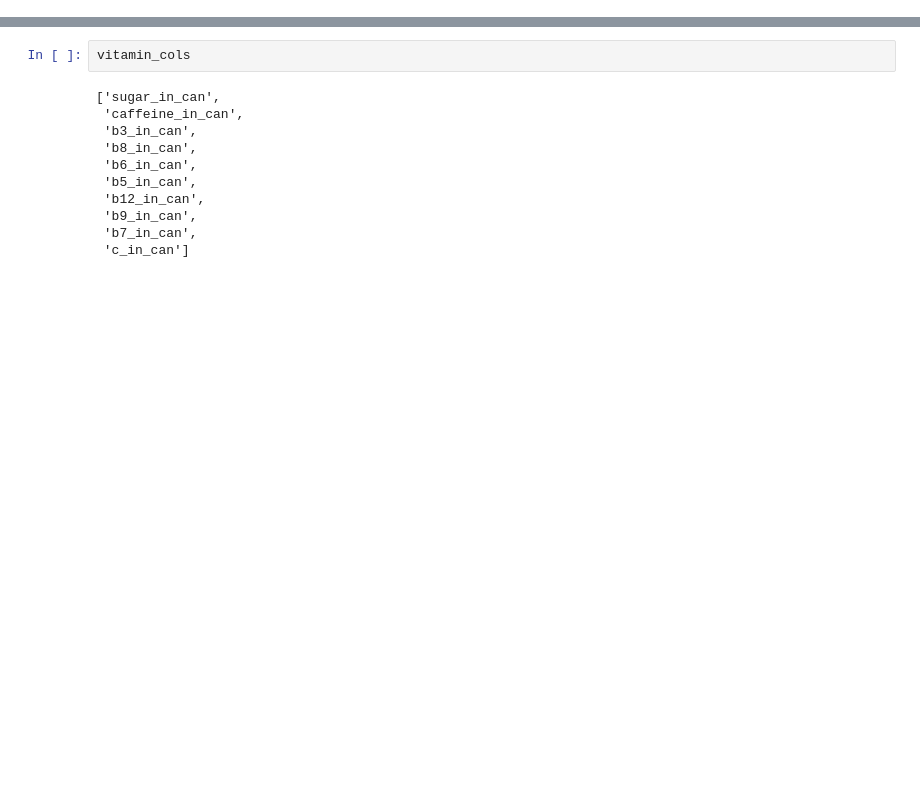
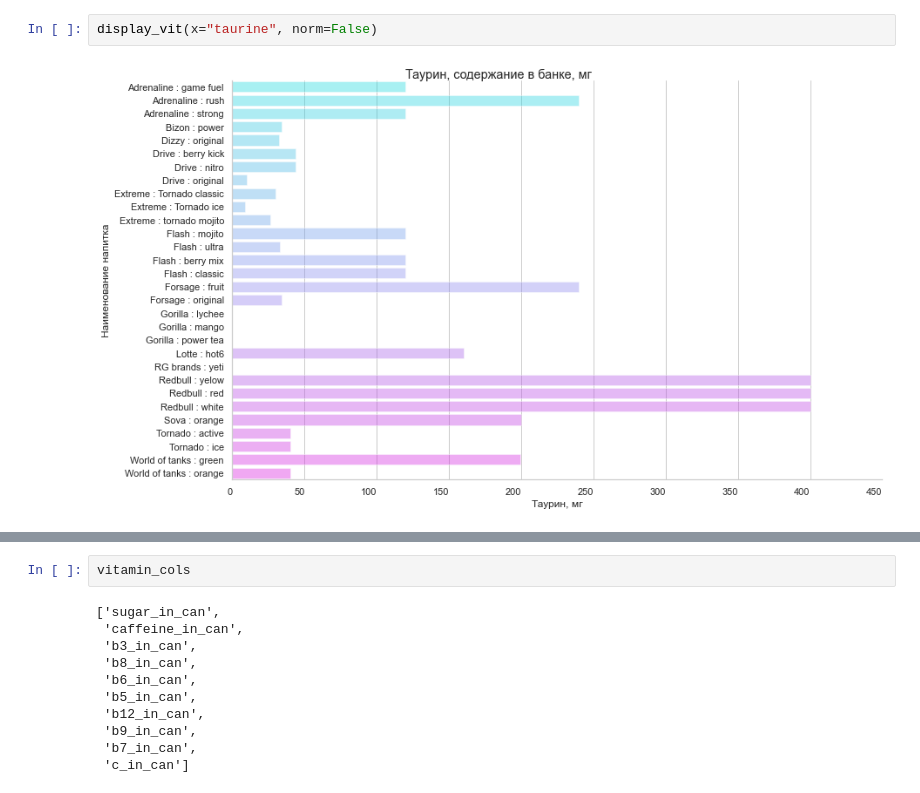
Before and after one commit to Zedddie/EnergyExplorer, a Jupyter notebook: practice.ipynb, the cells around one changed output, grey strips where cells are left out. Cells and saved outputs as stored; diff of their text form; blank space fills up the shorter version.

```diff
--- a/practice.ipynb
+++ b/practice.ipynb
@@ -40,3 +81,7 @@ def get_normas(x):
+# %%
+display_vit(x="taurine", norm=False)
+# %% [output]
+[figure, added]
 # %%
 
 for col in vitamin_cols:
```
Also changed, not shown: parts of 6 cells of this notebook, 4 other files.
